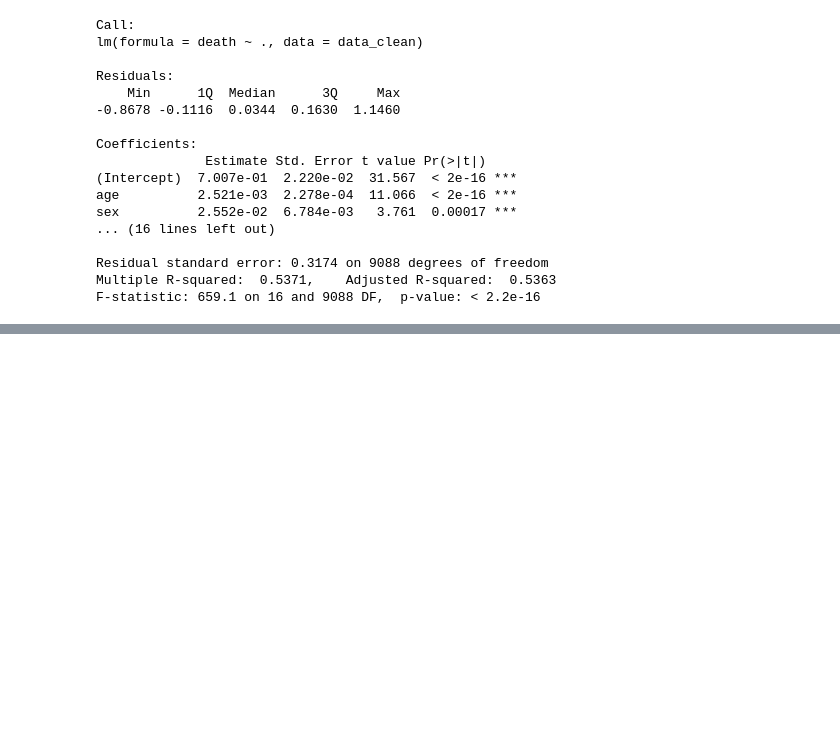
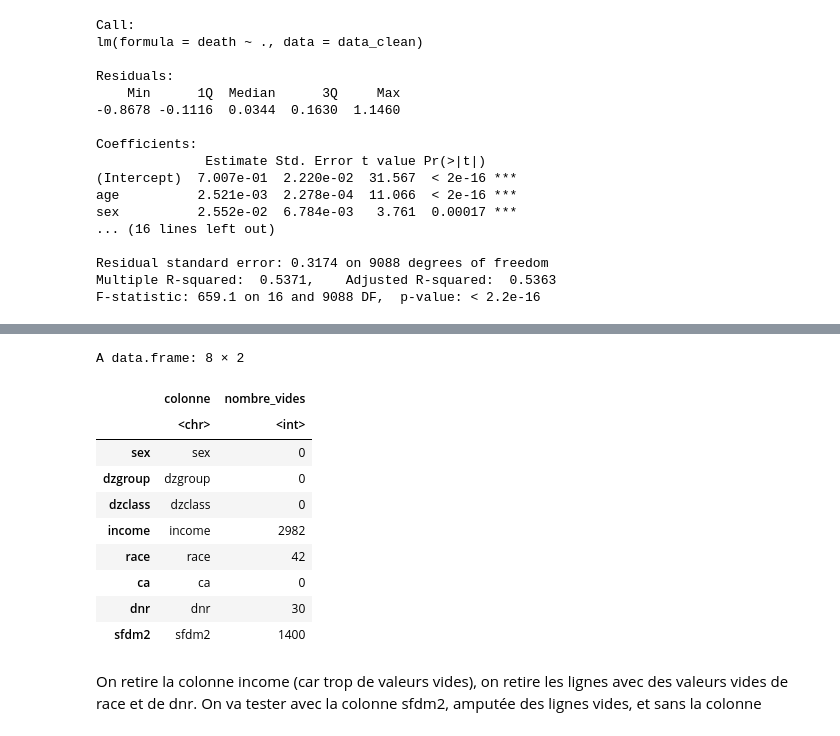
Before and after one commit to ClemouDouard/merr_project, a Jupyter notebook: src/notebook.ipynb, the cells around one changed output, grey strips where cells are left out. Saved outputs shown, nothing was run; the diff lists cells and outputs as text; code cells hidden in the pictures; blank space fills up the shorter version.

```diff
--- a/src/notebook.ipynb
+++ b/src/notebook.ipynb
@@ -306,0 +321,26 @@ A matrix: 17 × 17 of type dbl
+# %%
+colonnes_chaine <- sapply(data, is.character)
+
+nombres_vides <- sapply(data[, colonnes_chaine], function(x) sum(x == ""))
+
+# Afficher les résultats
+resultats <- data.frame(
+  colonne = names(nombres_vides),
+  nombre_vides = nombres_vides
+)
+resultats
+# %% [output]
+A data.frame: 8 × 2
+|  | colonne | nombre_vides |
+|  | <chr> | <int> |
+| sex | sex | 0 |
+| dzgroup | dzgroup | 0 |
+| dzclass | dzclass | 0 |
+| income | income | 2982 |
+| race | race | 42 |
+| ca | ca | 0 |
+| dnr | dnr | 30 |
+| sfdm2 | sfdm2 | 1400 |
+# %% [markdown]
+On retire la colonne income (car trop de valeurs vides), on retire les lignes avec des valeurs vides de race et de dnr.
+On va tester avec la colonne sfdm2, amputée des lignes vides, et sans la colonne
```
Also changed, not shown: parts of 8 cells of this notebook.
